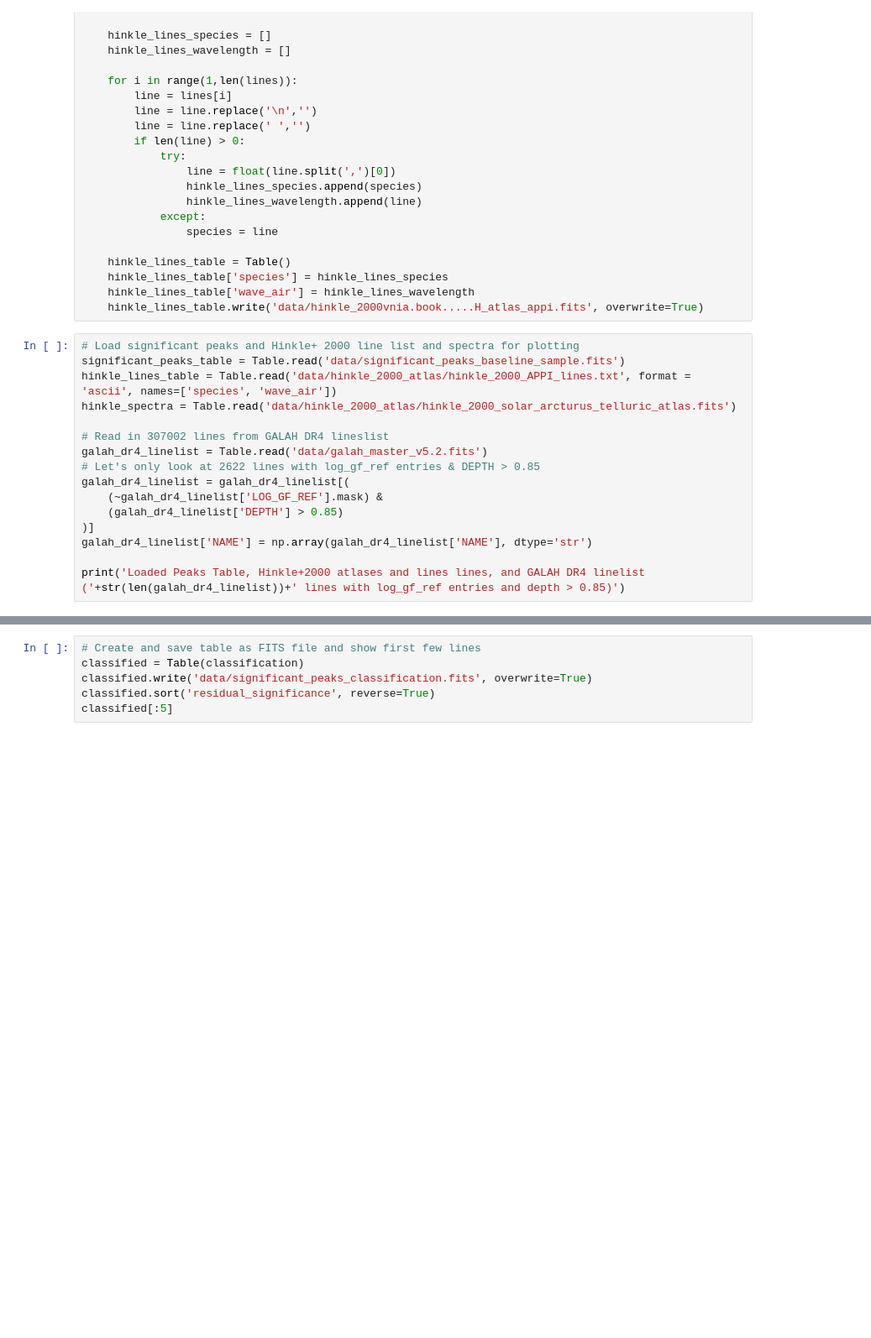
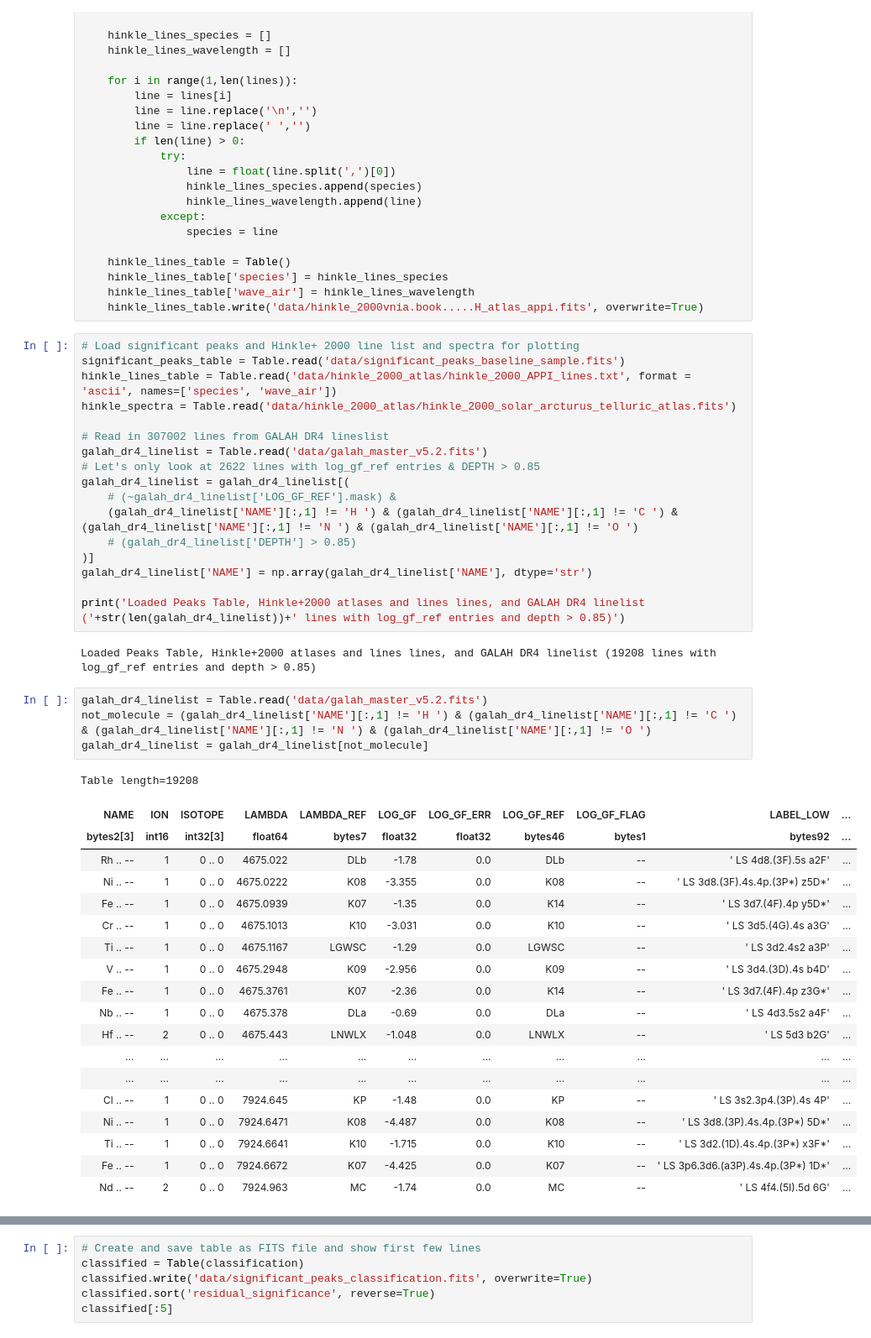
Before and after one commit to svenbuder/residual_cannon, a Jupyter notebook: residual_cannon.ipynb, the cells around one changed output, grey strips where cells are left out. Shown at 84% size. Saved outputs shown, nothing was run; the diff lists cells and outputs as text; blank space fills up the shorter version.

```diff
--- a/residual_cannon.ipynb
+++ b/residual_cannon.ipynb
@@ -924,12 +933,39 @@ hinkle_spectra = Table.read('data/hinkle_2000_atlas/hinkle_2000_solar_arcturus_t
 galah_dr4_linelist = Table.read('data/galah_master_v5.2.fits')
 # Let's only look at 2622 lines with log_gf_ref entries & DEPTH > 0.85
 galah_dr4_linelist = galah_dr4_linelist[(
-    (~galah_dr4_linelist['LOG_GF_REF'].mask) &
-    (galah_dr4_linelist['DEPTH'] > 0.85)
+    # (~galah_dr4_linelist['LOG_GF_REF'].mask) &
+    (galah_dr4_linelist['NAME'][:,1] != 'H ') & (galah_dr4_linelist['NAME'][:,1] != 'C ') & (galah_dr4_linelist['NAME'][:,1] != 'N ') & (galah_dr4_linelist['NAME'][:,1] != 'O ')
+    # (galah_dr4_linelist['DEPTH'] > 0.85)
 )]
 galah_dr4_linelist['NAME'] = np.array(galah_dr4_linelist['NAME'], dtype='str')
 
 print('Loaded Peaks Table, Hinkle+2000 atlases and lines lines, and GALAH DR4 linelist ('+str(len(galah_dr4_linelist))+' lines with log_gf_ref entries and depth > 0.85)')
+# %% [output]
+Loaded Peaks Table, Hinkle+2000 atlases and lines lines, and GALAH DR4 linelist (19208 lines with log_gf_ref entries and depth > 0.85)
+# %%
+galah_dr4_linelist = Table.read('data/galah_master_v5.2.fits')
+not_molecule = (galah_dr4_linelist['NAME'][:,1] != 'H ') & (galah_dr4_linelist['NAME'][:,1] != 'C ') & (galah_dr4_linelist['NAME'][:,1] != 'N ') & (galah_dr4_linelist['NAME'][:,1] != 'O ')
+galah_dr4_linelist = galah_dr4_linelist[not_molecule]
+# %% [output]
+Table length=19208
+| NAME | ION | ISOTOPE | LAMBDA | LAMBDA_REF | LOG_GF | LOG_GF_ERR | LOG_GF_REF | LOG_GF_FLAG | LABEL_LOW | ... |
+| bytes2[3] | int16 | int32[3] | float64 | bytes7 | float32 | float32 | bytes46 | bytes1 | bytes92 | ... |
+| Rh .. -- | 1 | 0 .. 0 | 4675.022 | DLb | -1.78 | 0.0 | DLb | -- | ' LS 4d8.(3F).5s a2F' | ... |
+| Ni .. -- | 1 | 0 .. 0 | 4675.0222 | K08 | -3.355 | 0.0 | K08 | -- | ' LS 3d8.(3F).4s.4p.(3P*) z5D*' | ... |
+| Fe .. -- | 1 | 0 .. 0 | 4675.0939 | K07 | -1.35 | 0.0 | K14 | -- | ' LS 3d7.(4F).4p y5D*' | ... |
+| Cr .. -- | 1 | 0 .. 0 | 4675.1013 | K10 | -3.031 | 0.0 | K10 | -- | ' LS 3d5.(4G).4s a3G' | ... |
+| Ti .. -- | 1 | 0 .. 0 | 4675.1167 | LGWSC | -1.29 | 0.0 | LGWSC | -- | ' LS 3d2.4s2 a3P' | ... |
+| V .. -- | 1 | 0 .. 0 | 4675.2948 | K09 | -2.956 | 0.0 | K09 | -- | ' LS 3d4.(3D).4s b4D' | ... |
+| Fe .. -- | 1 | 0 .. 0 | 4675.3761 | K07 | -2.36 | 0.0 | K14 | -- | ' LS 3d7.(4F).4p z3G*' | ... |
+| Nb .. -- | 1 | 0 .. 0 | 4675.378 | DLa | -0.69 | 0.0 | DLa | -- | ' LS 4d3.5s2 a4F' | ... |
+| Hf .. -- | 2 | 0 .. 0 | 4675.443 | LNWLX | -1.048 | 0.0 | LNWLX | -- | ' LS 5d3 b2G' | ... |
+| ... | ... | ... | ... | ... | ... | ... | ... | ... | ... | ... |
+| ... | ... | ... | ... | ... | ... | ... | ... | ... | ... | ... |
+| Cl .. -- | 1 | 0 .. 0 | 7924.645 | KP | -1.48 | 0.0 | KP | -- | ' LS 3s2.3p4.(3P).4s 4P' | ... |
+| Ni .. -- | 1 | 0 .. 0 | 7924.6471 | K08 | -4.487 | 0.0 | K08 | -- | ' LS 3d8.(3P).4s.4p.(3P*) 5D*' | ... |
+| Ti .. -- | 1 | 0 .. 0 | 7924.6641 | K10 | -1.715 | 0.0 | K10 | -- | ' LS 3d2.(1D).4s.4p.(3P*) x3F*' | ... |
+| Fe .. -- | 1 | 0 .. 0 | 7924.6672 | K07 | -4.425 | 0.0 | K07 | -- | ' LS 3p6.3d6.(a3P).4s.4p.(3P*) 1D*' | ... |
+| Nd .. -- | 2 | 0 .. 0 | 7924.963 | MC | -1.74 | 0.0 | MC | -- | ' LS 4f4.(5I).5d 6G' | ... |
 # %%
 # Create figures for inspecting Hinkle+2000 atlases of Sun and Arcuturus + significant line.
 
```
Also changed, not shown: parts of 8 cells of this notebook, 11 other files.
